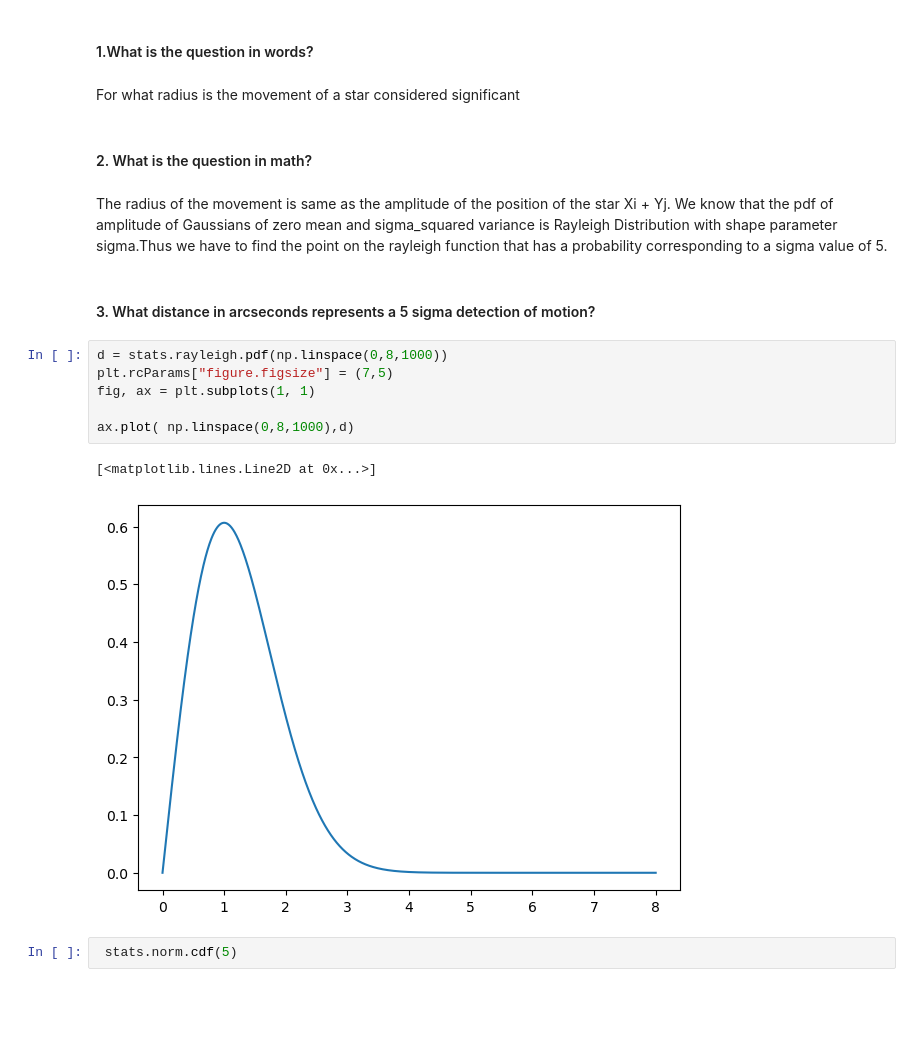
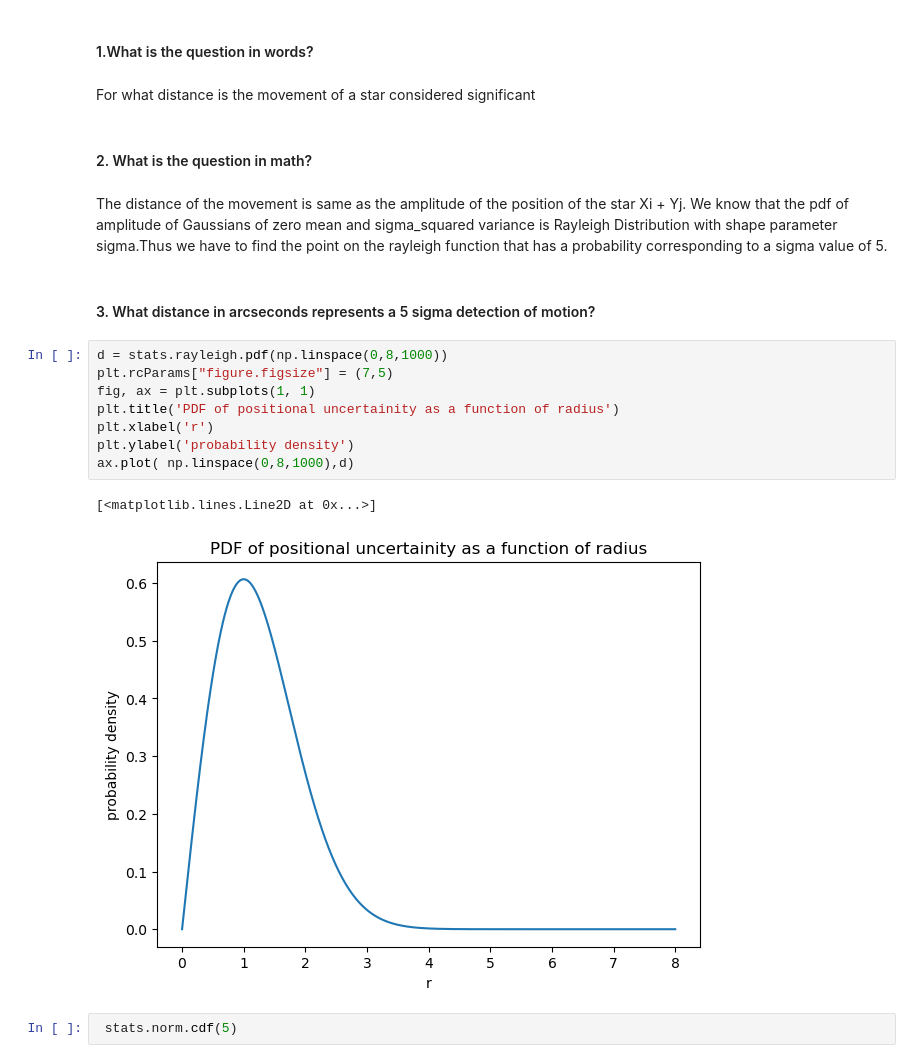
Before and after one commit to GShefali/repository1, a Jupyter notebook: lab3.ipynb, the cells around one changed output. Cells and saved outputs as stored; diff of their text form; blank space fills up the shorter version.

```diff
--- a/lab3.ipynb
+++ b/lab3.ipynb
@@ -114,22 +202,24 @@ plt.colorbar(h[3], ax=ax)
 # %% [markdown]
 #### 1.What is the question in words?
 # %% [markdown]
-For what radius is the movement of a star considered significant
+For what distance is the movement of a star considered significant
 # %% [markdown]
 #### 2. What is the question in math?
 # %% [markdown]
-The radius of the movement is same as the amplitude of the position of the star Xi + Yj. We know that the pdf of amplitude of Gaussians of zero mean and sigma_squared variance is Rayleigh Distribution with shape parameter sigma.Thus we have to find the point on the rayleigh function that has a probability corresponding to a sigma value of 5.
+The distance of the movement is same as the amplitude of the position of the star Xi + Yj. We know that the pdf of amplitude of Gaussians of zero mean and sigma_squared variance is Rayleigh Distribution with shape parameter sigma.Thus we have to find the point on the rayleigh function that has a probability corresponding to a sigma value of 5.
 # %% [markdown]
 #### 3. What distance in arcseconds represents a 5 sigma detection of motion?
 # %%
 d = stats.rayleigh.pdf(np.linspace(0,8,1000))
 plt.rcParams["figure.figsize"] = (7,5)
 fig, ax = plt.subplots(1, 1)
-
+plt.title('PDF of positional uncertainity as a function of radius')
+plt.xlabel('r')
+plt.ylabel('probability density')
 ax.plot( np.linspace(0,8,1000),d)
 # %% [output]
 [<matplotlib.lines.Line2D at 0x...>]
-[figure, old version]
+[figure, new version]
 # %%
  stats.norm.cdf(5)
 # %% [output]
```
Also changed, not shown: parts of 37 cells of this notebook.
